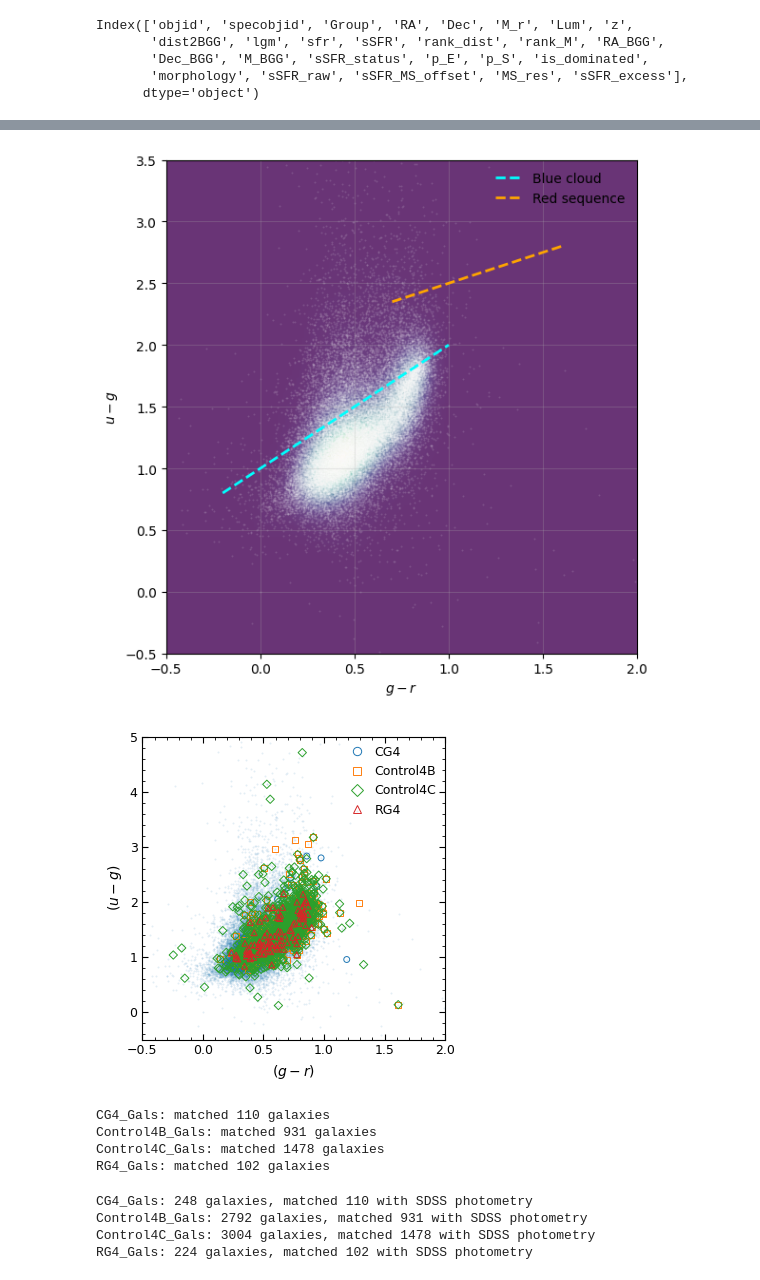
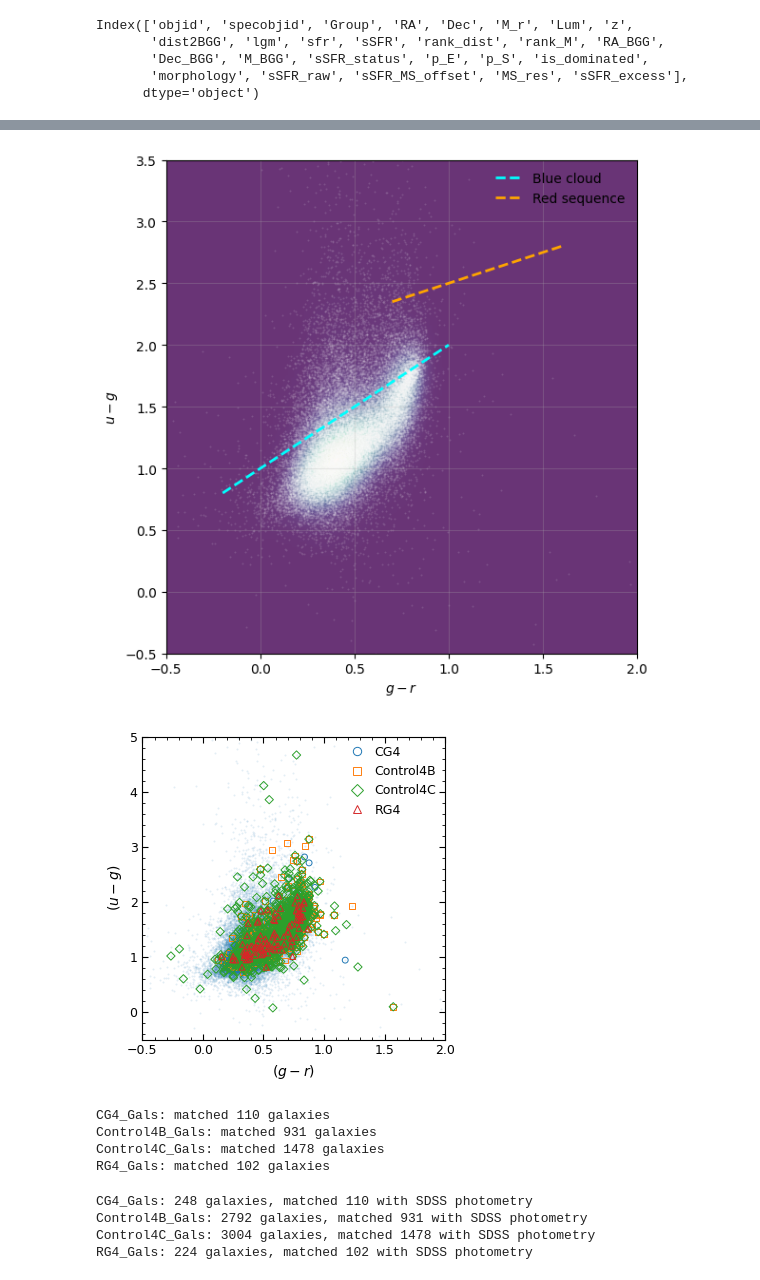
Before and after one commit to MatthieuTricottet/CG_Gals, a Jupyter notebook: notebooks/Exploration_colour.ipynb, the cells around one changed output, grey strips where cells are left out. Saved outputs shown, nothing was run; the diff lists cells and outputs as text; code cells hidden in the pictures.

```diff
--- a/notebooks/Exploration_colour.ipynb
+++ b/notebooks/Exploration_colour.ipynb
@@ -73,8 +74,8 @@ from scipy.stats import gaussian_kde
 sdss = sample["SDSS"]
 
 # --- Colors ---
-x = sdss["petroMag_g"] - sdss["r_obs"]   # g − r
-y = sdss["petroMag_u"] - sdss["petroMag_g"]   # u − g
+x = sdss["g_obs"] - sdss["r_obs"]   # g − r
+y = sdss["u_obs"] - sdss["g_obs"]   # u − g
 
 # Remove NaNs / inf
 mask = np.isfinite(x) & np.isfinite(y)
@@ -167,7 +168,7 @@ plt.grid(alpha=0.25)
 plt.tight_layout()
 plt.show()
 # %% [output]
-[figure, old version]
+[figure, new version]
 # %%
 import numpy as np
 import pandas as pd
@@ -184,7 +185,7 @@ def _as_int(series):
 
 def match_subsample_to_sdss(sample, subsample_key, sdss_key="SDSS"):
     """
-    Returns a merged DF for a given subsample, adding petroMag_u/g/i/z from SDSS
+    Returns a merged DF for a given subsample, adding u/g/i/z observed magnitudes from SDSS
     by matching specobjid (subsample) to specObjID (SDSS).
     """
     df_sub = sample[subsample_key].copy()
@@ -195,7 +196,7 @@ def match_subsample_to_sdss(sample, subsample_key, sdss_key="SDSS"):
     df_sdss["_specid"] = _as_int(df_sdss["specObjID"])
 
     # Keep only the SDSS columns we need
-    cols_sdss = ["_specid", "petroMag_u", "petroMag_g", "r_obs", "petroMag_i", "petroMag_z"]
+    cols_sdss = ["_specid", "u_obs", "g_obs", "r_obs", "i_obs", "z_obs"]
     df_sdss_small = df_sdss[cols_sdss].drop_duplicates("_specid")
 
     merged = df_sub.merge(df_sdss_small, on="_specid", how="inner")
@@ -207,11 +208,11 @@ def match_subsample_to_sdss(sample, subsample_key, sdss_key="SDSS"):
 df_sdss = sample["SDSS"].copy()
 
 # Ensure numeric
-for c in ["petroMag_u", "petroMag_g", "r_obs"]:
+for c in ["u_obs", "g_obs", "r_obs"]:
     df_sdss[c] = pd.to_numeric(df_sdss[c], errors="coerce")
 
-df_sdss["u_g"] = df_sdss["petroMag_u"] - df_sdss["petroMag_g"]
-df_sdss["g_r"] = df_sdss["petroMag_g"] - df_sdss["r_obs"]
+df_sdss["u_g"] = df_sdss["u_obs"] - df_sdss["g_obs"]
+df_sdss["g_r"] = df_sdss["g_obs"] - df_sdss["r_obs"]
 
 # Clean: finite only
 mask_sdss = np.isfinite(df_sdss["u_g"]) & np.isfinite(df_sdss["g_r"])
@@ -227,13 +228,13 @@ for k in sub_keys:
     m = match_subsample_to_sdss(sample, k)
 
     # Ensure numeric
-    m["petroMag_u"] = pd.to_numeric(m["petroMag_u"], errors="coerce")
-    m["petroMag_g"] = pd.to_numeric(m["petroMag_g"], errors="coerce")
+    m["u_obs"] = pd.to_numeric(m["u_obs"], errors="coerce")
+    m["g_obs"] = pd.to_numeric(m["g_obs"], errors="coerce")
     m["r_obs"]      = pd.to_numeric(m["r_obs"], errors="coerce")
 
     # Colours
-    m["u_g"] = m["petroMag_u"] - m["petroMag_g"]
-    m["g_r"] = m["petroMag_g"] - m["r_obs"]
+    m["u_g"] = m["u_obs"] - m["g_obs"]
+    m["g_r"] = m["g_obs"] - m["r_obs"]
 
     m = m[np.isfinite(m["u_g"]) & np.isfinite(m["g_r"])]
     sub_dfs[k] = m
@@ -301,8 +302,8 @@ for k in sub_keys:
 # -----------------------------
 # Labels, limits, ticks
 # -----------------------------
-ax.set_xlabel(r"$(g - r)$")   # petroMag_g - r_obs
-ax.set_ylabel(r"$(u - g)$")   # petroMag_u - petroMag_g
+ax.set_xlabel(r"$(g - r)$")   # g_obs - r_obs
+ax.set_ylabel(r"$(u - g)$")   # u_obs - g_obs
 
 # limit x and y to focus on main locus
 ax.set_xlim(-0.5, 2.0)
@@ -313,34 +314,34 @@ ax.yaxis.set_minor_locator(AutoMinorLocator())
 ax.tick_params(which="both", top=True, right=True)
 
 # -----------------------------
 # Legend with proxy artists (guarantees correct open-marker rendering)
 # -----------------------------
 legend_handles = [
     Line2D([0], [0], marker=markers["CG4_Gals"],       color=colors["CG4_Gals"],
            markerfacecolor="none", markeredgewidth=0.7, linestyle="None", markersize=6, label="CG4"),
     Line2D([0], [0], marker=markers["Control4B_Gals"], color=colors["Control4B_Gals"],
            markerfacecolor="none", markeredgewidth=0.7, linestyle="None", markersize=6, label="Control4B"),
     Line2D([0], [0], marker=markers["Control4C_Gals"], color=colors["Control4C_Gals"],
            markerfacecolor="none", markeredgewidth=0.7, linestyle="None", markersize=6, label="Control4C"),
     Line2D([0], [0], marker=markers["RG4_Gals"],       color=colors["RG4_Gals"],
            markerfacecolor="none", markeredgewidth=0.7, linestyle="None", markersize=6, label="RG4"),
 ]
 
 ax.legend(handles=legend_handles, frameon=False, loc="best", handletextpad=0.4, borderaxespad=0.3)
 
 fig.tight_layout(pad=0.2)
 
 # Save in publication-friendly formats
 # fig.savefig("ug_gr_AA.pdf", dpi=300)
 # fig.savefig("ug_gr_AA.png", dpi=300)
 
 plt.show()
 
 # Quick sanity prints (how many matched points)
 for k in sub_keys:
     print(f"{k}: matched {len(sub_dfs[k])} galaxies")
 # %% [output]
-[figure, old version]
+[figure, new version]
 CG4_Gals: matched 110 galaxies
 Control4B_Gals: matched 931 galaxies
 Control4C_Gals: matched 1478 galaxies
```
Also changed, not shown: parts of 18 cells of this notebook, 31 other files.
